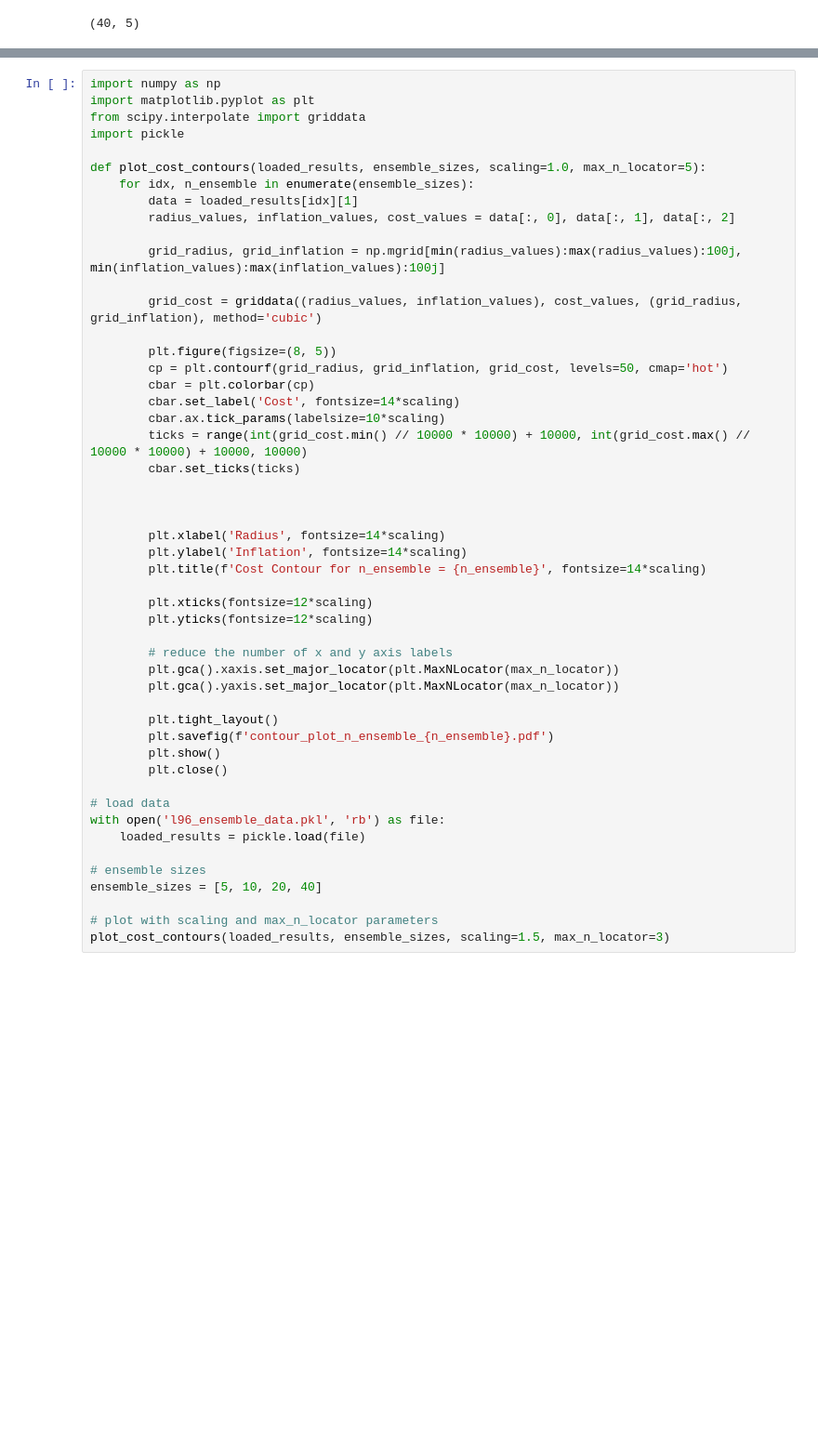
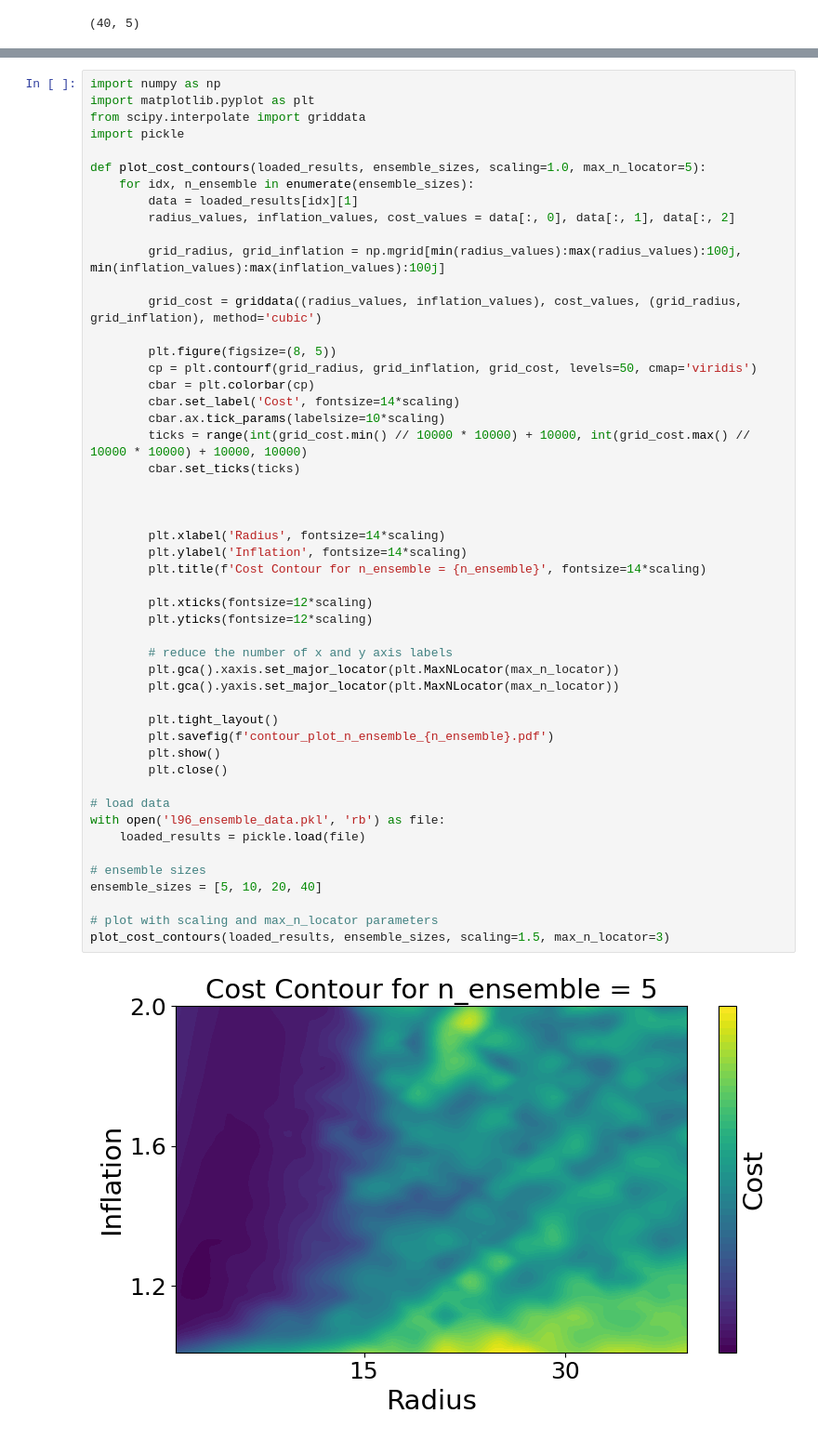
Before and after one commit to enochcluk/variational_filtering, a Jupyter notebook: loss_surface_96.ipynb, the cells around one changed output, grey strips where cells are left out. Shown at 93% size. Saved outputs shown, nothing was run; the diff lists cells and outputs as text; blank space fills up the shorter version.

```diff
--- a/loss_surface_96.ipynb
+++ b/loss_surface_96.ipynb
@@ -168,37 +171,39 @@ def plot_cost_contours(loaded_results, ensemble_sizes, scaling=1.0, max_n_locato
         grid_cost = griddata((radius_values, inflation_values), cost_values, (grid_radius, grid_inflation), method='cubic')
 
         plt.figure(figsize=(8, 5))
-        cp = plt.contourf(grid_radius, grid_inflation, grid_cost, levels=50, cmap='hot')
+        cp = plt.contourf(grid_radius, grid_inflation, grid_cost, levels=50, cmap='viridis')
         cbar = plt.colorbar(cp)
         cbar.set_label('Cost', fontsize=14*scaling)
         cbar.ax.tick_params(labelsize=10*scaling)
         ticks = range(int(grid_cost.min() // 10000 * 10000) + 10000, int(grid_cost.max() // 10000 * 10000) + 10000, 10000)
         cbar.set_ticks(ticks)
 
 
 
         plt.xlabel('Radius', fontsize=14*scaling)
         plt.ylabel('Inflation', fontsize=14*scaling)
         plt.title(f'Cost Contour for n_ensemble = {n_ensemble}', fontsize=14*scaling)
 
         plt.xticks(fontsize=12*scaling)
         plt.yticks(fontsize=12*scaling)
 
         # reduce the number of x and y axis labels
         plt.gca().xaxis.set_major_locator(plt.MaxNLocator(max_n_locator))
         plt.gca().yaxis.set_major_locator(plt.MaxNLocator(max_n_locator))
 
         plt.tight_layout()
         plt.savefig(f'contour_plot_n_ensemble_{n_ensemble}.pdf')
         plt.show()
         plt.close()
 
 # load data
 with open('l96_ensemble_data.pkl', 'rb') as file:
     loaded_results = pickle.load(file)
 
 # ensemble sizes
 ensemble_sizes = [5, 10, 20, 40]
 
 # plot with scaling and max_n_locator parameters
 plot_cost_contours(loaded_results, ensemble_sizes, scaling=1.5, max_n_locator=3)
+# %% [output]
+[figure, added]
```
Also changed, not shown: parts of 7 cells of this notebook, 7 other files.
